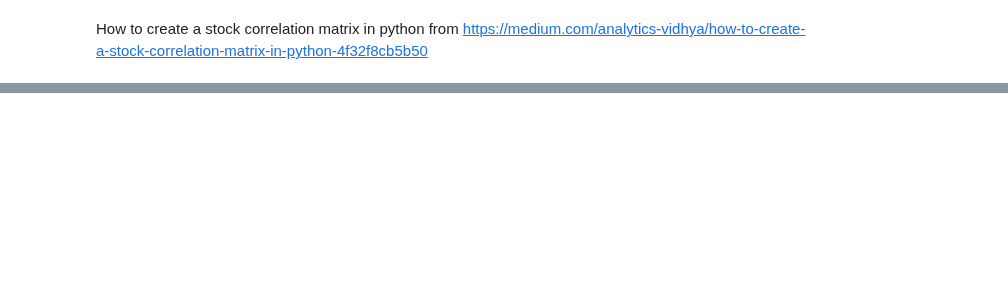
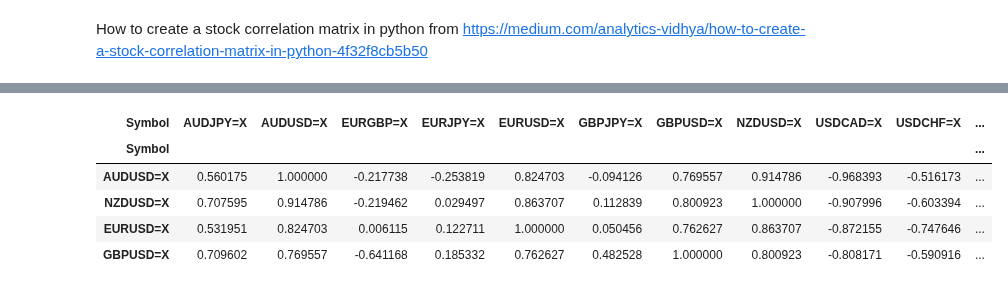
Before and after one commit to tutalae/practice-for-analysing-and-predict-the-price-of-crypto-currency, a Jupyter notebook: Corr_.ipynb, the cells around one changed output, grey strips where cells are left out. Drawn from its saved outputs; the diff is of its cells as text; code cells hidden in the pictures; blank space fills up the shorter version.

```diff
--- a/Corr_.ipynb
+++ b/Corr_.ipynb
@@ -72,0 +73,9 @@ ax = seaborn.heatmap(corr_df, annot=True, cmap="RdYlGn")
+# %%
+corr_df.nlargest(4, "AUDUSD=X")
+# %% [output]
+| Symbol | AUDJPY=X | AUDUSD=X | EURGBP=X | EURJPY=X | EURUSD=X | GBPJPY=X | GBPUSD=X | NZDUSD=X | USDCAD=X | USDCHF=X | ... |
+| Symbol |  |  |  |  |  |  |  |  |  |  | ... |
+| AUDUSD=X | 0.560175 | 1.000000 | -0.217738 | -0.253819 | 0.824703 | -0.094126 | 0.769557 | 0.914786 | -0.968393 | -0.516173 | ... |
+| NZDUSD=X | 0.707595 | 0.914786 | -0.219462 | 0.029497 | 0.863707 | 0.112839 | 0.800923 | 1.000000 | -0.907996 | -0.603394 | ... |
+| EURUSD=X | 0.531951 | 0.824703 | 0.006115 | 0.122711 | 1.000000 | 0.050456 | 0.762627 | 0.863707 | -0.872155 | -0.747646 | ... |
+| GBPUSD=X | 0.709602 | 0.769557 | -0.641168 | 0.185332 | 0.762627 | 0.482528 | 1.000000 | 0.800923 | -0.808171 | -0.590916 | ... |
```
Also changed, not shown: parts of 9 cells of this notebook.
